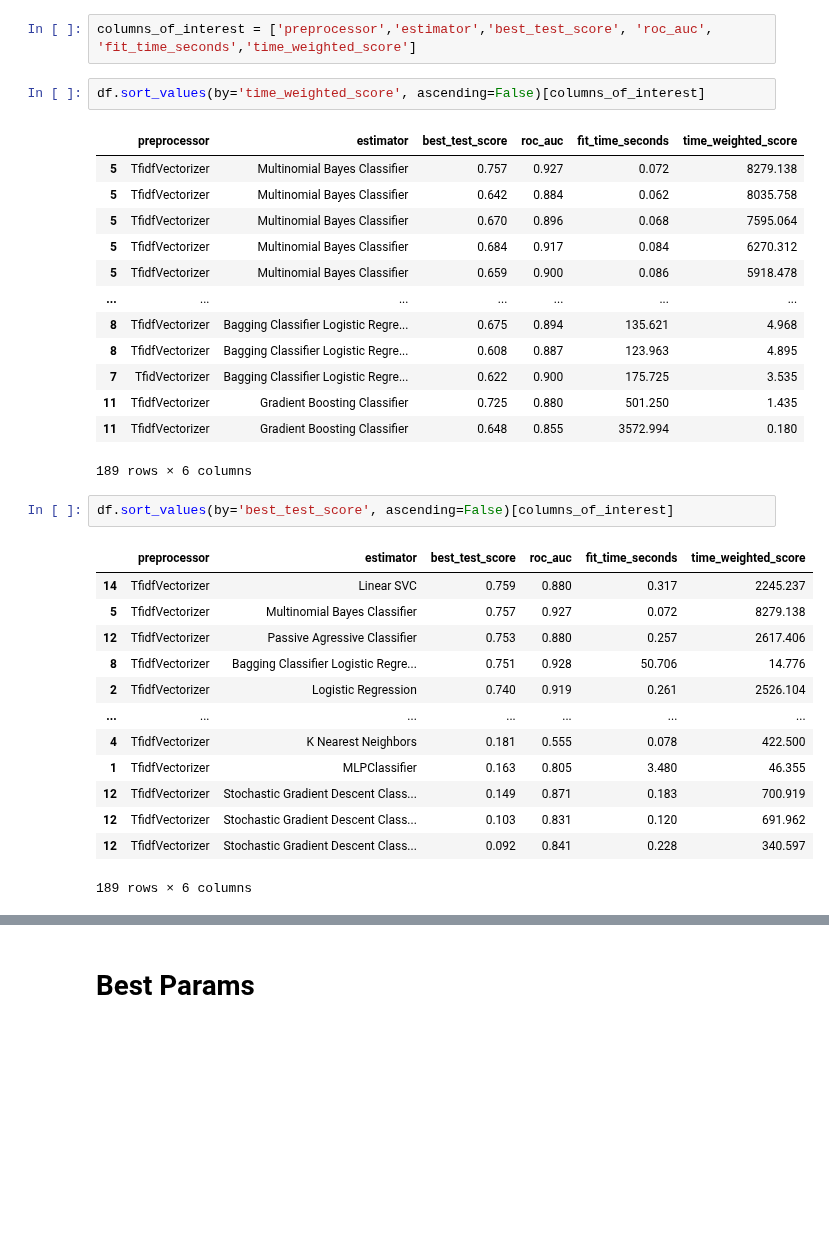
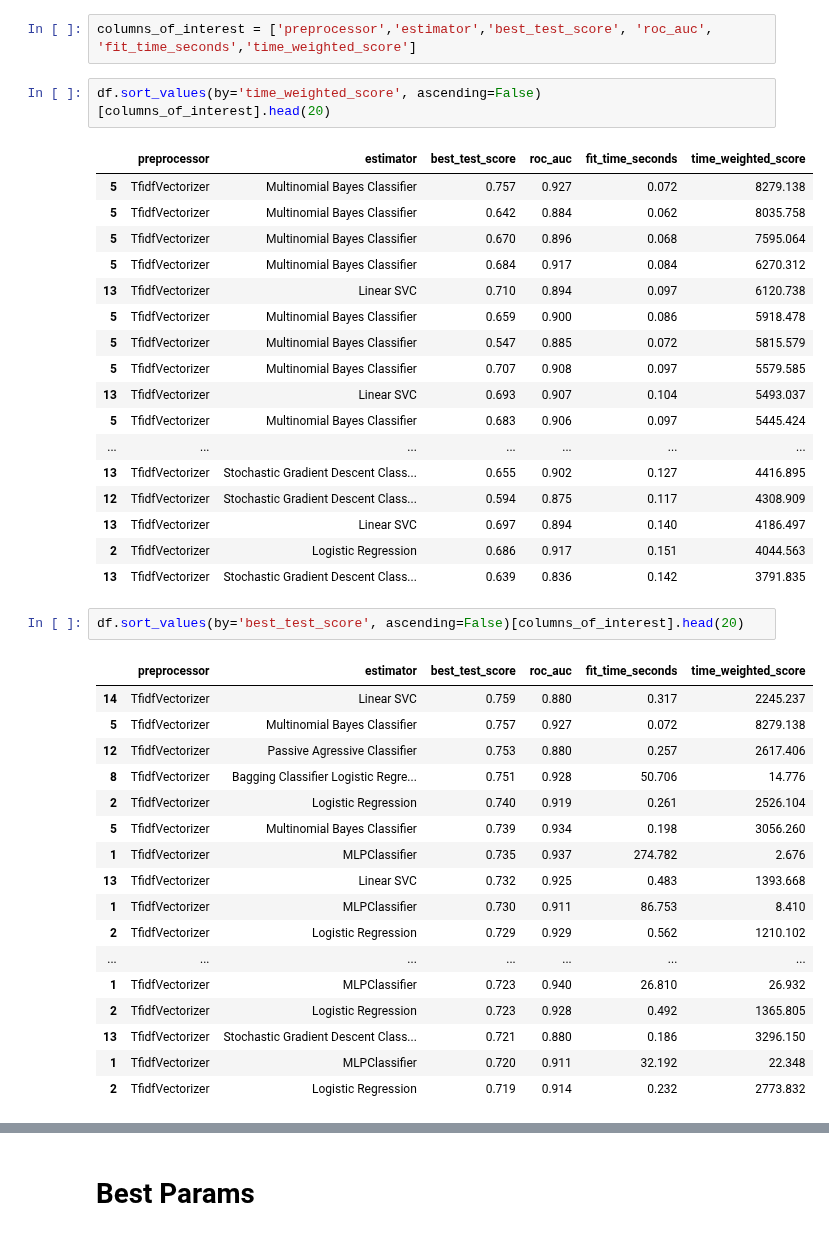
Before and after one commit to datapointchris/reddit-nlp, a Jupyter notebook: DS_analyze_model_comparison_reports.ipynb, the cells around one changed output, grey strips where cells are left out. Cells and saved outputs as stored; diff of their text form; blank space fills up the shorter version.

```diff
--- a/DS_analyze_model_comparison_reports.ipynb
+++ b/DS_analyze_model_comparison_reports.ipynb
@@ -82,23 +69,27 @@ df.head(10)
 # %%
 columns_of_interest = ['preprocessor','estimator','best_test_score', 'roc_auc', 'fit_time_seconds','time_weighted_score']
 # %%
-df.sort_values(by='time_weighted_score', ascending=False)[columns_of_interest]
+df.sort_values(by='time_weighted_score', ascending=False)[columns_of_interest].head(20)
 # %% [output]
 |  | preprocessor | estimator | best_test_score | roc_auc | fit_time_seconds | time_weighted_score |
 | 5 | TfidfVectorizer | Multinomial Bayes Classifier | 0.757 | 0.927 | 0.072 | 8279.138 |
 | 5 | TfidfVectorizer | Multinomial Bayes Classifier | 0.642 | 0.884 | 0.062 | 8035.758 |
 | 5 | TfidfVectorizer | Multinomial Bayes Classifier | 0.670 | 0.896 | 0.068 | 7595.064 |
 | 5 | TfidfVectorizer | Multinomial Bayes Classifier | 0.684 | 0.917 | 0.084 | 6270.312 |
+| 13 | TfidfVectorizer | Linear SVC | 0.710 | 0.894 | 0.097 | 6120.738 |
 | 5 | TfidfVectorizer | Multinomial Bayes Classifier | 0.659 | 0.900 | 0.086 | 5918.478 |
+| 5 | TfidfVectorizer | Multinomial Bayes Classifier | 0.547 | 0.885 | 0.072 | 5815.579 |
+| 5 | TfidfVectorizer | Multinomial Bayes Classifier | 0.707 | 0.908 | 0.097 | 5579.585 |
+| 13 | TfidfVectorizer | Linear SVC | 0.693 | 0.907 | 0.104 | 5493.037 |
+| 5 | TfidfVectorizer | Multinomial Bayes Classifier | 0.683 | 0.906 | 0.097 | 5445.424 |
 | ... | ... | ... | ... | ... | ... | ... |
-| 8 | TfidfVectorizer | Bagging Classifier Logistic Regre... | 0.675 | 0.894 | 135.621 | 4.968 |
-| 8 | TfidfVectorizer | Bagging Classifier Logistic Regre... | 0.608 | 0.887 | 123.963 | 4.895 |
-| 7 | TfidVectorizer | Bagging Classifier Logistic Regre... | 0.622 | 0.900 | 175.725 | 3.535 |
-| 11 | TfidfVectorizer | Gradient Boosting Classifier | 0.725 | 0.880 | 501.250 | 1.435 |
-| 11 | TfidfVectorizer | Gradient Boosting Classifier | 0.648 | 0.855 | 3572.994 | 0.180 |
+| 13 | TfidfVectorizer | Stochastic Gradient Descent Class... | 0.655 | 0.902 | 0.127 | 4416.895 |
+| 12 | TfidfVectorizer | Stochastic Gradient Descent Class... | 0.594 | 0.875 | 0.117 | 4308.909 |
+| 13 | TfidfVectorizer | Linear SVC | 0.697 | 0.894 | 0.140 | 4186.497 |
+| 2 | TfidfVectorizer | Logistic Regression | 0.686 | 0.917 | 0.151 | 4044.563 |
+| 13 | TfidfVectorizer | Stochastic Gradient Descent Class... | 0.639 | 0.836 | 0.142 | 3791.835 |
-189 rows × 6 columns
 # %%
-df.sort_values(by='best_test_score', ascending=False)[columns_of_interest]
+df.sort_values(by='best_test_score', ascending=False)[columns_of_interest].head(20)
 # %% [output]
 |  | preprocessor | estimator | best_test_score | roc_auc | fit_time_seconds | time_weighted_score |
 | 14 | TfidfVectorizer | Linear SVC | 0.759 | 0.880 | 0.317 | 2245.237 |
@@ -106,11 +97,15 @@ df.sort_values(by='best_test_score', ascending=False)[columns_of_interest]
 | 12 | TfidfVectorizer | Passive Agressive Classifier | 0.753 | 0.880 | 0.257 | 2617.406 |
 | 8 | TfidfVectorizer | Bagging Classifier Logistic Regre... | 0.751 | 0.928 | 50.706 | 14.776 |
 | 2 | TfidfVectorizer | Logistic Regression | 0.740 | 0.919 | 0.261 | 2526.104 |
+| 5 | TfidfVectorizer | Multinomial Bayes Classifier | 0.739 | 0.934 | 0.198 | 3056.260 |
+| 1 | TfidfVectorizer | MLPClassifier | 0.735 | 0.937 | 274.782 | 2.676 |
+| 13 | TfidfVectorizer | Linear SVC | 0.732 | 0.925 | 0.483 | 1393.668 |
+| 1 | TfidfVectorizer | MLPClassifier | 0.730 | 0.911 | 86.753 | 8.410 |
+| 2 | TfidfVectorizer | Logistic Regression | 0.729 | 0.929 | 0.562 | 1210.102 |
 | ... | ... | ... | ... | ... | ... | ... |
-| 4 | TfidfVectorizer | K Nearest Neighbors | 0.181 | 0.555 | 0.078 | 422.500 |
-| 1 | TfidfVectorizer | MLPClassifier | 0.163 | 0.805 | 3.480 | 46.355 |
-| 12 | TfidfVectorizer | Stochastic Gradient Descent Class... | 0.149 | 0.871 | 0.183 | 700.919 |
-| 12 | TfidfVectorizer | Stochastic Gradient Descent Class... | 0.103 | 0.831 | 0.120 | 691.962 |
-| 12 | TfidfVectorizer | Stochastic Gradient Descent Class... | 0.092 | 0.841 | 0.228 | 340.597 |
+| 1 | TfidfVectorizer | MLPClassifier | 0.723 | 0.940 | 26.810 | 26.932 |
+| 2 | TfidfVectorizer | Logistic Regression | 0.723 | 0.928 | 0.492 | 1365.805 |
+| 13 | TfidfVectorizer | Stochastic Gradient Descent Class... | 0.721 | 0.880 | 0.186 | 3296.150 |
+| 1 | TfidfVectorizer | MLPClassifier | 0.720 | 0.911 | 32.192 | 22.348 |
+| 2 | TfidfVectorizer | Logistic Regression | 0.719 | 0.914 | 0.232 | 2773.832 |
-189 rows × 6 columns
 # %%
```
Also changed, not shown: parts of 14 cells of this notebook.
